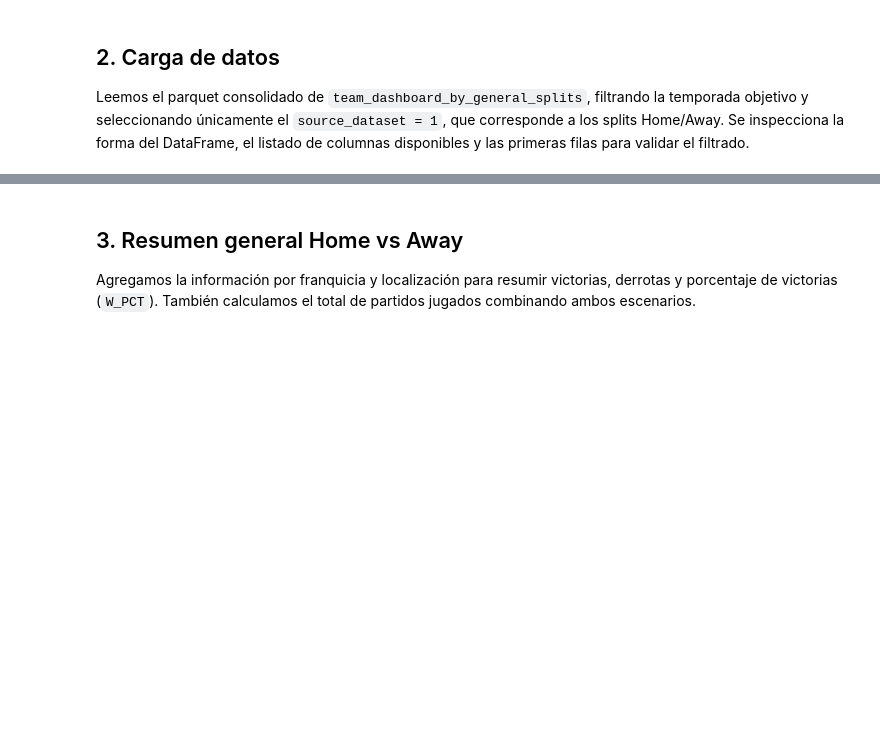
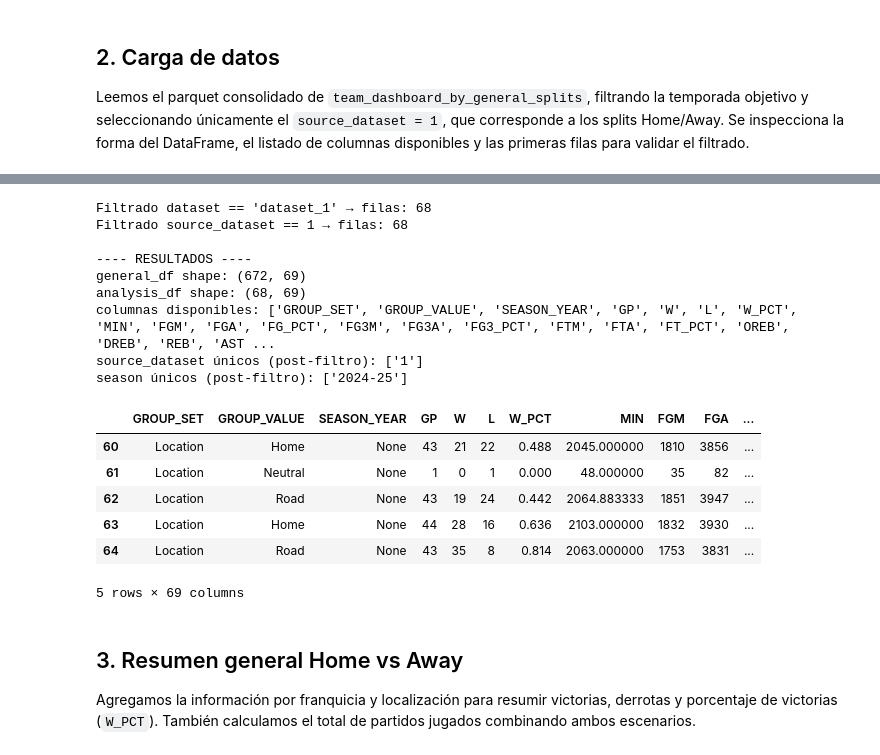
Before and after one commit to diazpablogon/BasketballAnalysis, a Jupyter notebook: 01_data_scrapping/01b_modelling/01a_teamdashboard/01a_generalsplits/01b_home_away.ipynb, the cells around one changed output, grey strips where cells are left out. Cells and saved outputs as stored; diff of their text form; code cells hidden in the pictures; blank space fills up the shorter version.

```diff
--- a/01_data_scrapping/01b_modelling/01a_teamdashboard/01a_generalsplits/01b_home_away.ipynb
+++ b/01_data_scrapping/01b_modelling/01a_teamdashboard/01a_generalsplits/01b_home_away.ipynb
@@ -51,39 +57,54 @@ print(f"Temporada objetivo: {SEASON_TARGET}")
 # %%
 general_df = pd.read_parquet(INTERMEDIATE_PATH)
 
-colmap = {c.lower(): c for c in general_df.columns}
-
 df = general_df.copy()
 
+# --- Filtro dataset (usa 'dataset_1') ---
 ds_col = colmap.get("dataset")
 if ds_col:
-    df = df[df[ds_col].astype(str) == str(DATASET_REFERENCE_ID)]
+    ds_target = f"dataset_{str(DATASET_REFERENCE_ID)}"
+    df = df[df[ds_col].astype(str) == ds_target]
+    print(f"Filtrado dataset == '{ds_target}' → filas:", len(df))
 else:
-    print("⚠️ No se encontró columna 'dataset'. Se mantiene el DataFrame original.")
+    print("⚠️ No se encontró columna 'dataset'.")
 
+# --- Filtro source_dataset (usa '1') ---
 sds_col = colmap.get("source_dataset")
 if sds_col:
     df = df[df[sds_col].astype(str) == str(SOURCE_DATASET_ID)]
+    print(f"Filtrado source_dataset == {SOURCE_DATASET_ID} → filas:", len(df))
 else:
     print("⚠️ No se encontró columna 'source_dataset'.")
 
-season_col = colmap.get("season") or colmap.get("season_year")
-if season_col:
-    df = df[df[season_col].astype(str) == str(SEASON_TARGET)]
-else:
-    print("⚠️ No se encontró columna de temporada ('season' o 'season_year').")
-
 analysis_df = df.copy()
 
+print("\n---- RESULTADOS ----")
 print("general_df shape:", general_df.shape)
 print("analysis_df shape:", analysis_df.shape)
 print("columnas disponibles:", list(analysis_df.columns))
 if sds_col:
-    print("source_dataset únicos:", sorted(analysis_df[sds_col].astype(str).unique()))
+    print("source_dataset únicos (post-filtro):", sorted(analysis_df[sds_col].astype(str).unique()))
 if season_col:
-    print("season únicos:", sorted(analysis_df[season_col].astype(str).unique()))
+    print("season únicos (post-filtro):", sorted(analysis_df[season_col].astype(str).unique()))
 
 display(analysis_df.head())
+# %% [output]
+Filtrado dataset == 'dataset_1' → filas: 68
+Filtrado source_dataset == 1 → filas: 68
+
+---- RESULTADOS ----
+general_df shape: (672, 69)
+analysis_df shape: (68, 69)
+columnas disponibles: ['GROUP_SET', 'GROUP_VALUE', 'SEASON_YEAR', 'GP', 'W', 'L', 'W_PCT', 'MIN', 'FGM', 'FGA', 'FG_PCT', 'FG3M', 'FG3A', 'FG3_PCT', 'FTM', 'FTA', 'FT_PCT', 'OREB', 'DREB', 'REB', 'AST ...
+source_dataset únicos (post-filtro): ['1']
+season únicos (post-filtro): ['2024-25']
+|  | GROUP_SET | GROUP_VALUE | SEASON_YEAR | GP | W | L | W_PCT | MIN | FGM | FGA | ... |
+| 60 | Location | Home | None | 43 | 21 | 22 | 0.488 | 2045.000000 | 1810 | 3856 | ... |
+| 61 | Location | Neutral | None | 1 | 0 | 1 | 0.000 | 48.000000 | 35 | 82 | ... |
+| 62 | Location | Road | None | 43 | 19 | 24 | 0.442 | 2064.883333 | 1851 | 3947 | ... |
+| 63 | Location | Home | None | 44 | 28 | 16 | 0.636 | 2103.000000 | 1832 | 3930 | ... |
+| 64 | Location | Road | None | 43 | 35 | 8 | 0.814 | 2063.000000 | 1753 | 3831 | ... |
+5 rows × 69 columns
 # %% [markdown]
 ## 3. Resumen general Home vs Away
 
```
Also changed, not shown: parts of 4 cells of this notebook, 14 other files.
